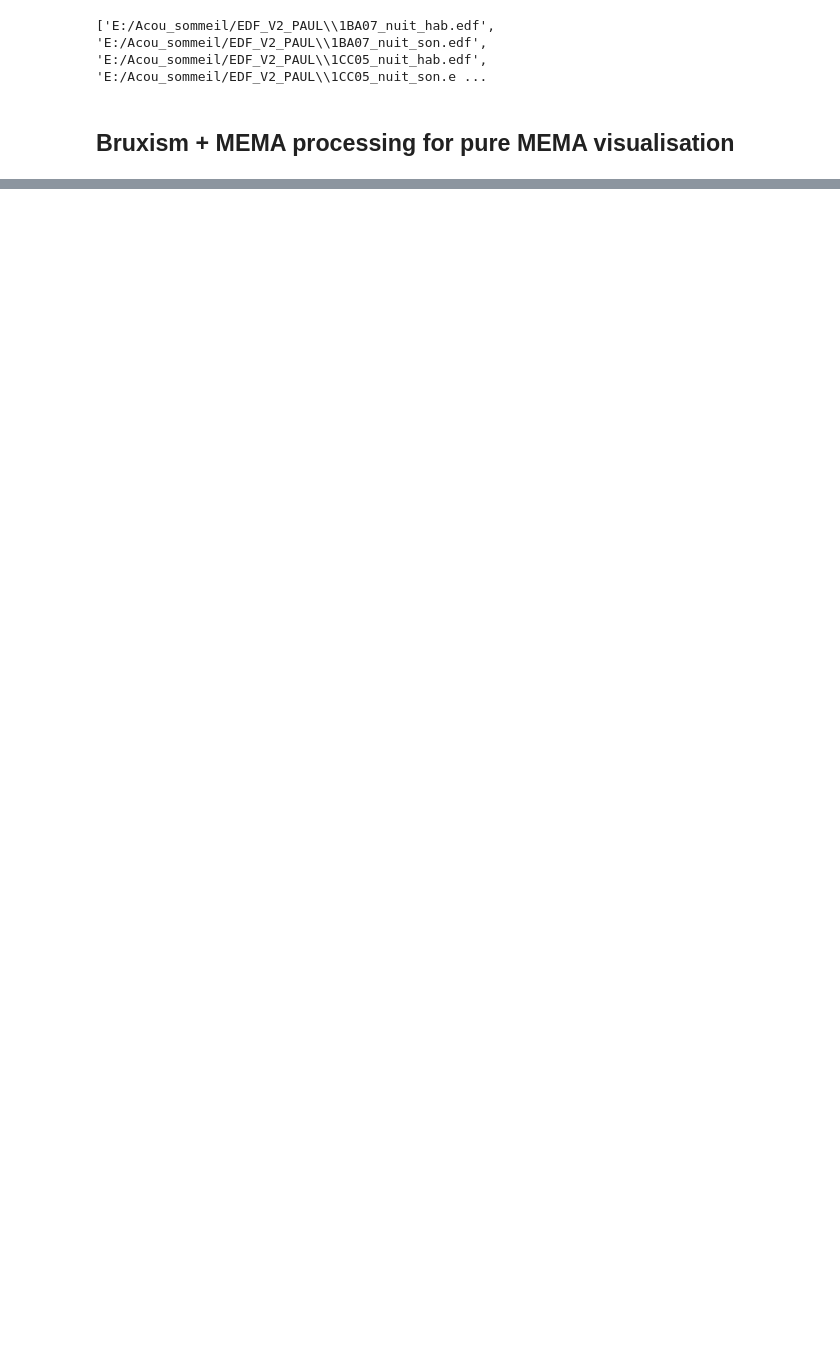
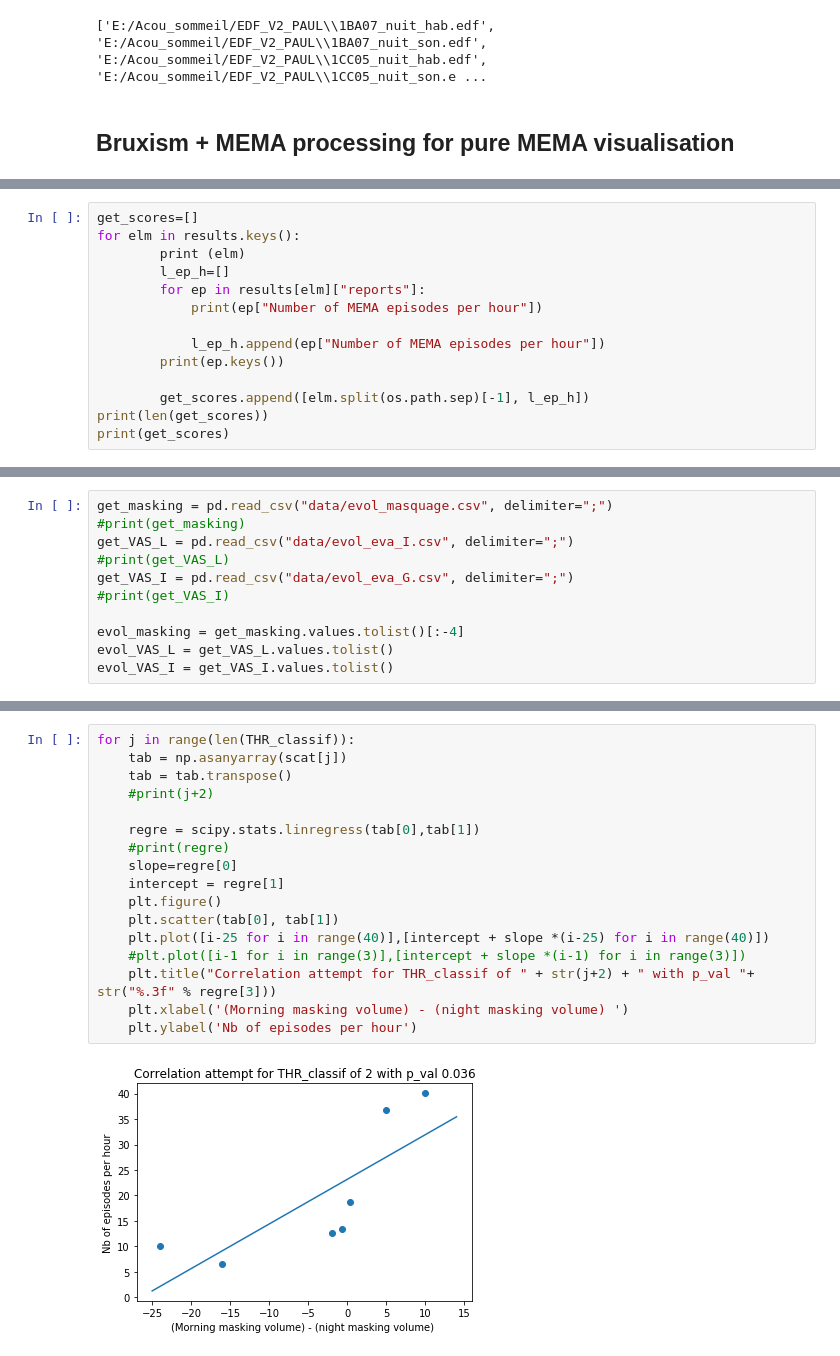
Before and after one commit to lkorczowski/Tinnitus-n-Sleep, a Jupyter notebook: notebooks/Bruxism_and_MEMA_combine.ipynb, the cells around one changed output, grey strips where cells are left out. Saved outputs shown, nothing was run; the diff lists cells and outputs as text; blank space fills up the shorter version.

```diff
--- a/notebooks/Bruxism_and_MEMA_combine.ipynb
+++ b/notebooks/Bruxism_and_MEMA_combine.ipynb
@@ -232,0 +286,14 @@ Text(0.5, 1, 'E:/Acou_sommeil/EDF_V2_PAUL\\1GB19_nuit_hab.edf')
+# %%
+get_scores=[]
+for elm in results.keys():
+        print (elm)
+        l_ep_h=[]
+        for ep in results[elm]["reports"]:
+            print(ep["Number of MEMA episodes per hour"])
+
+            l_ep_h.append(ep["Number of MEMA episodes per hour"])
+        print(ep.keys())
+
+        get_scores.append([elm.split(os.path.sep)[-1], l_ep_h])
+print(len(get_scores))
+print(get_scores)
@@ -232,0 +318,11 @@ Text(0.5, 1, 'E:/Acou_sommeil/EDF_V2_PAUL\\1GB19_nuit_hab.edf')
+# %%
+get_masking = pd.read_csv("data/evol_masquage.csv", delimiter=";")
+#print(get_masking)
+get_VAS_L = pd.read_csv("data/evol_eva_I.csv", delimiter=";")
+#print(get_VAS_L)
+get_VAS_I = pd.read_csv("data/evol_eva_G.csv", delimiter=";")
+#print(get_VAS_I)
+
+evol_masking = get_masking.values.tolist()[:-4]
+evol_VAS_L = get_VAS_L.values.tolist()
+evol_VAS_I = get_VAS_I.values.tolist()
@@ -232,0 +434,19 @@ Text(0.5, 1, 'E:/Acou_sommeil/EDF_V2_PAUL\\1GB19_nuit_hab.edf')
+# %%
+for j in range(len(THR_classif)):
+    tab = np.asanyarray(scat[j])
+    tab = tab.transpose()
+    #print(j+2)
+
+    regre = scipy.stats.linregress(tab[0],tab[1])
+    #print(regre)
+    slope=regre[0]
+    intercept = regre[1]
+    plt.figure()
+    plt.scatter(tab[0], tab[1])
+    plt.plot([i-25 for i in range(40)],[intercept + slope *(i-25) for i in range(40)])
+    #plt.plot([i-1 for i in range(3)],[intercept + slope *(i-1) for i in range(3)])
+    plt.title("Correlation attempt for THR_classif of " + str(j+2) + " with p_val "+ str("%.3f" % regre[3]))
+    plt.xlabel('(Morning masking volume) - (night masking volume) ')
+    plt.ylabel('Nb of episodes per hour')
+# %% [output]
+[figure, added]
```
Also changed, not shown: parts of 19 cells of this notebook, 5 other files.
